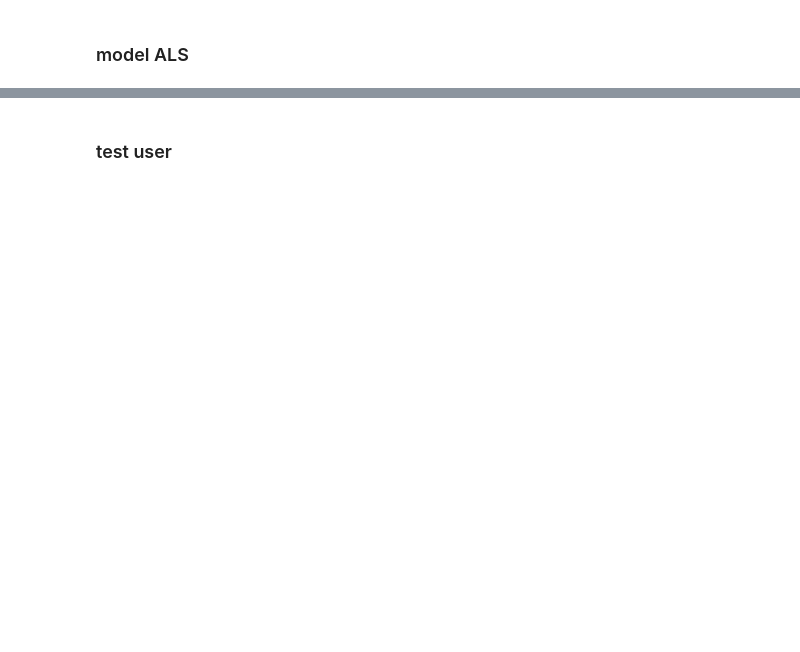
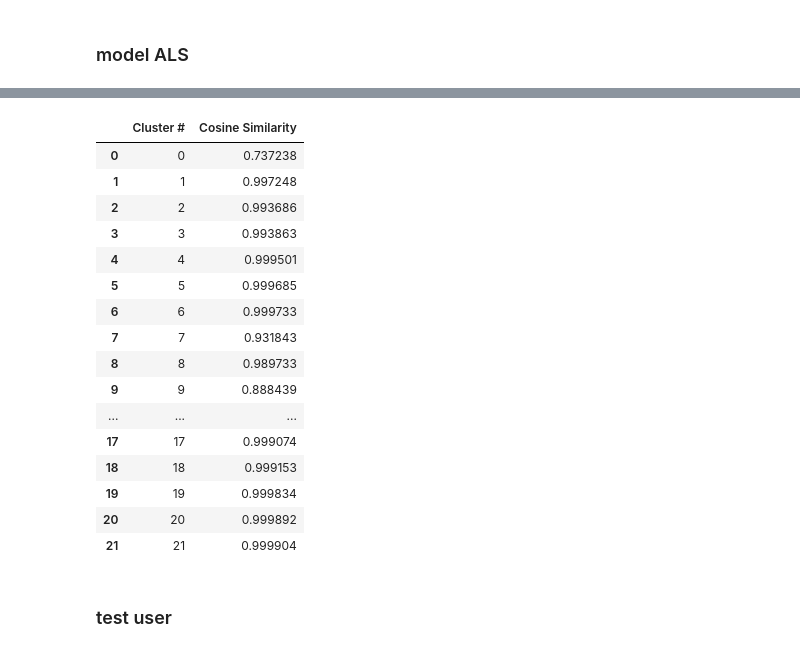
Before and after one commit to kaledinaoksana/SberMarketComp, a Jupyter notebook: main.ipynb, the cells around one changed output, grey strips where cells are left out. Saved outputs shown, nothing was run; the diff lists cells and outputs as text; code cells hidden in the pictures; blank space fills up the shorter version.

```diff
--- a/main.ipynb
+++ b/main.ipynb
@@ -150,3 +271,23 @@ from modules import processor
+# %%
+db_cosim_df
+# %% [output]
+|  | Cluster # | Cosine Similarity |
+| 0 | 0 | 0.737238 |
+| 1 | 1 | 0.997248 |
+| 2 | 2 | 0.993686 |
+| 3 | 3 | 0.993863 |
+| 4 | 4 | 0.999501 |
+| 5 | 5 | 0.999685 |
+| 6 | 6 | 0.999733 |
+| 7 | 7 | 0.931843 |
+| 8 | 8 | 0.989733 |
+| 9 | 9 | 0.888439 |
+| ... | ... | ... |
+| 17 | 17 | 0.999074 |
+| 18 | 18 | 0.999153 |
+| 19 | 19 | 0.999834 |
+| 20 | 20 | 0.999892 |
+| 21 | 21 | 0.999904 |
 # %% [markdown]
 ### test user
 # %%
```
Also changed, not shown: parts of 39 cells of this notebook.
